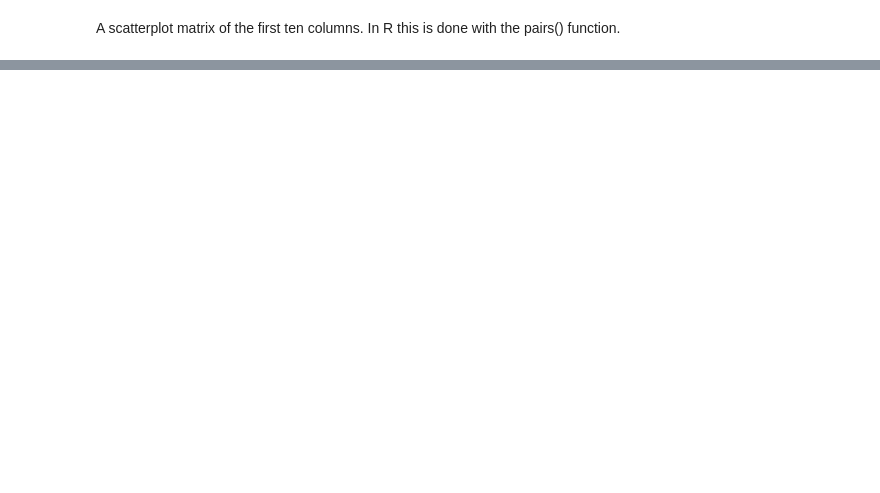
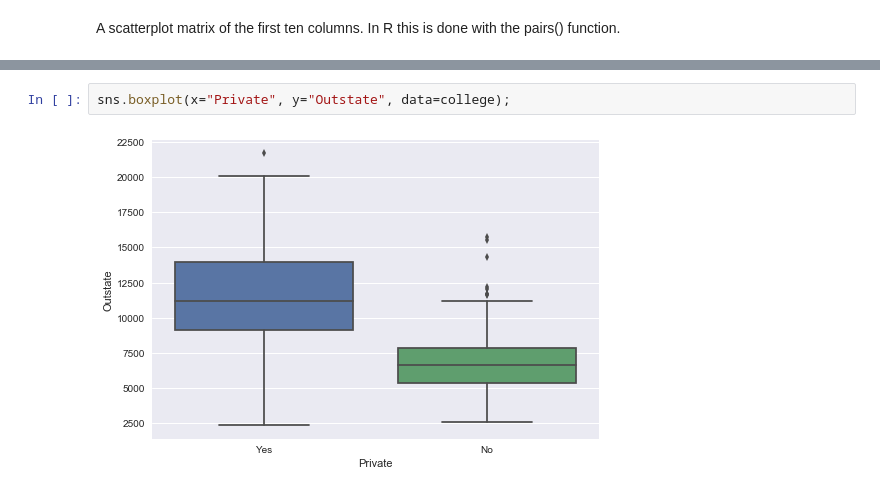
Before and after one commit to srillaert/ISLR-python, a Jupyter notebook: Ch2 Statistical Learning/Ex8 College data set.ipynb, the cells around one changed output, grey strips where cells are left out. Saved outputs shown, nothing was run; the diff lists cells and outputs as text; blank space fills up the shorter version.

```diff
--- a/Ch2 Statistical Learning/Ex8 College data set.ipynb
+++ b/Ch2 Statistical Learning/Ex8 College data set.ipynb
@@ -74,0 +76,4 @@ pd.tools.plotting.scatter_matrix(college.iloc[:,1:11], figsize=(15,15));
+# %%
+sns.boxplot(x="Private", y="Outstate", data=college);
+# %% [output]
+[figure, added]
```
Also changed, not shown: parts of 2 cells of this notebook.
